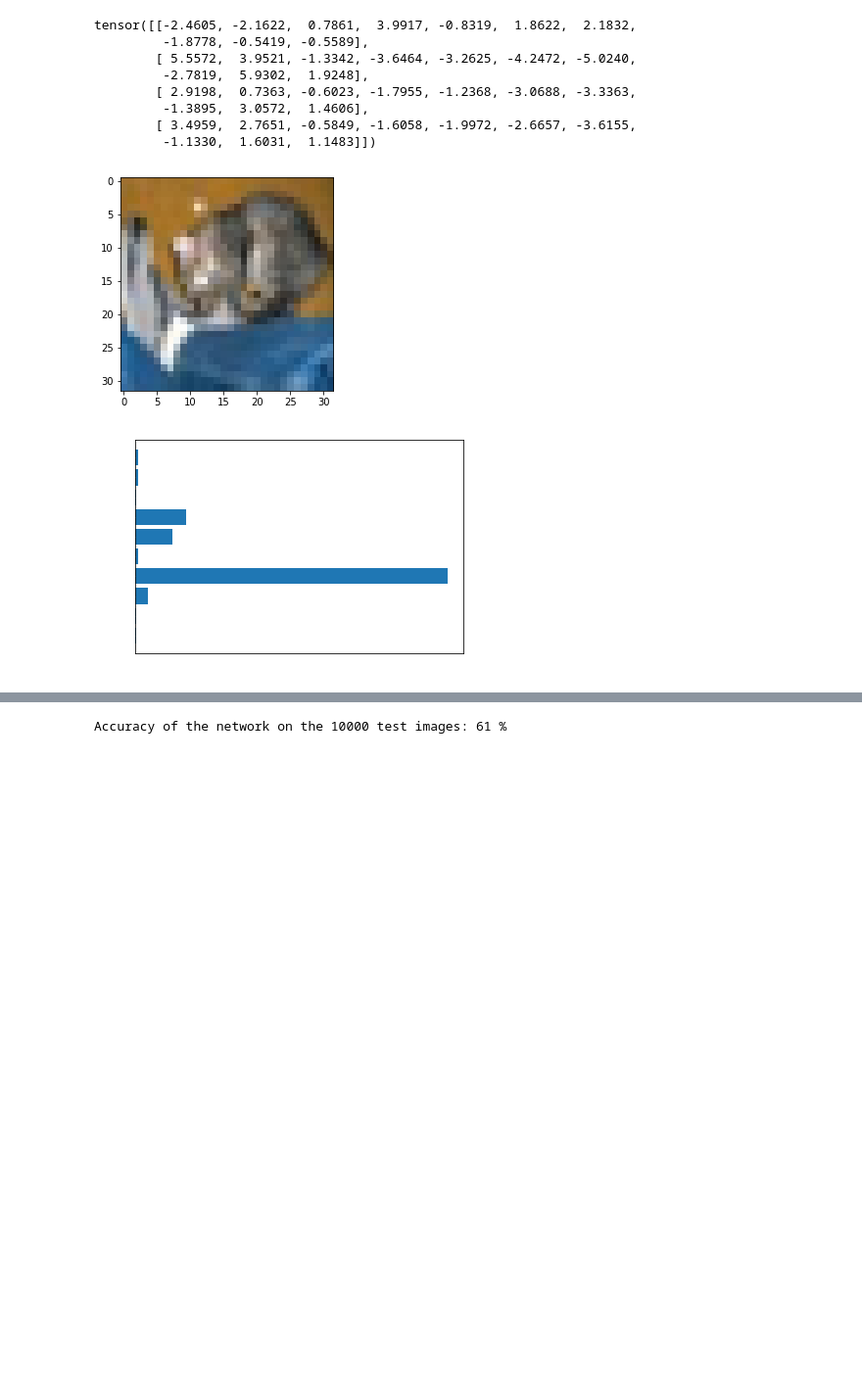
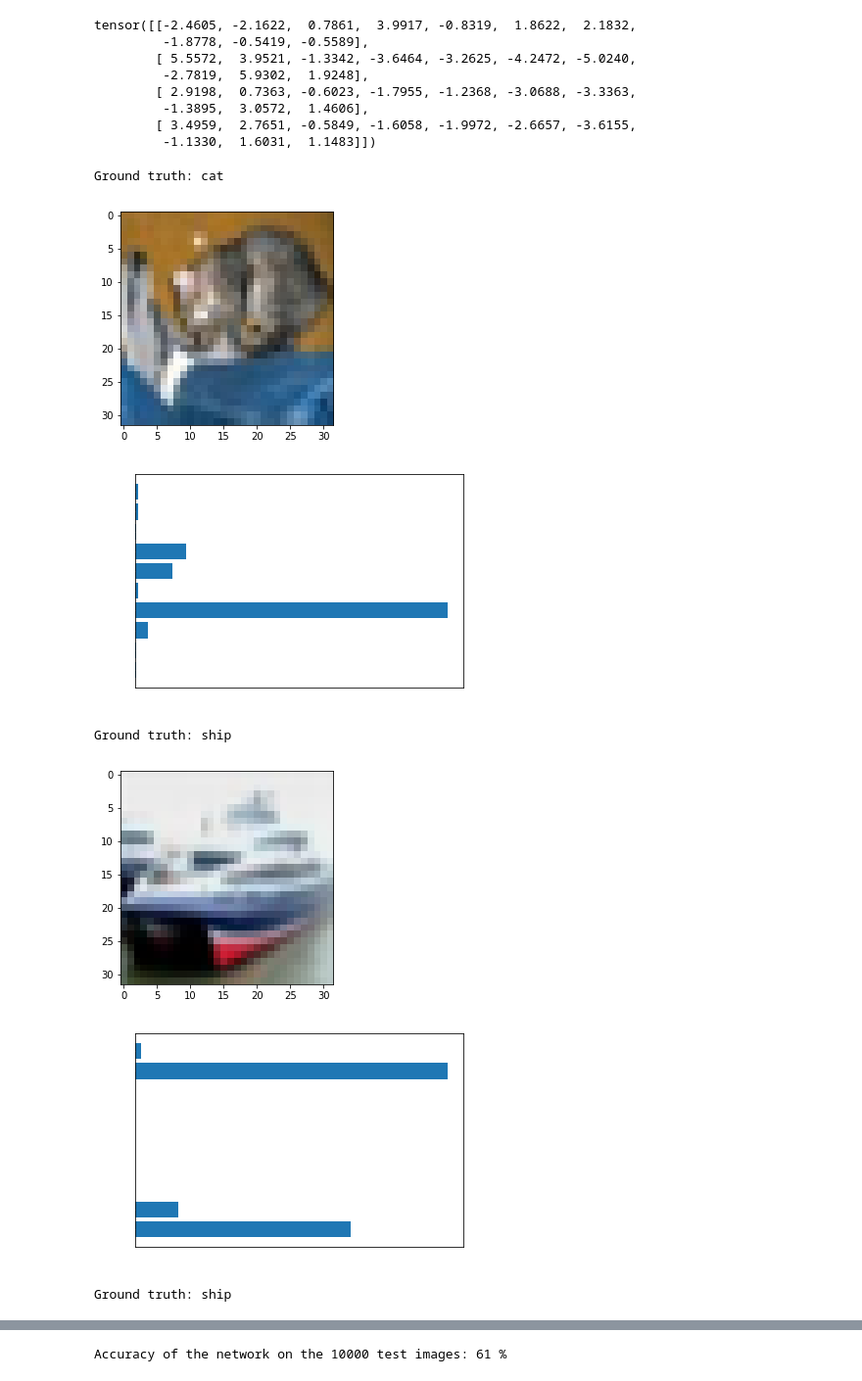
Before and after one commit to jjviana/QConSP2018, a Jupyter notebook: cifar10_tutorial.ipynb, the cells around one changed output, grey strips where cells are left out. Shown at 98% size. Cells and saved outputs as stored; diff of their text form; code cells hidden in the pictures; blank space fills up the shorter version.

```diff
--- a/cifar10_tutorial.ipynb
+++ b/cifar10_tutorial.ipynb
@@ -179,9 +181,16 @@ def plot_classes(probabilities):
 # %%
 def show_output(n):
     imshow(torchvision.utils.make_grid(images[n]))
+    print("Ground truth: "+classes[labels[n]])
     plot_classes(probabilities[n].detach())
 
-show_output(0)
+for i in range(0,4):
+    show_output(i)
 # %% [output]
+Ground truth: cat
 [figure]
 [figure]
+Ground truth: ship
+[figure, added]
+[figure, added]
+Ground truth: ship
```
Also changed, not shown: parts of 3 cells of this notebook, 9 other files.
